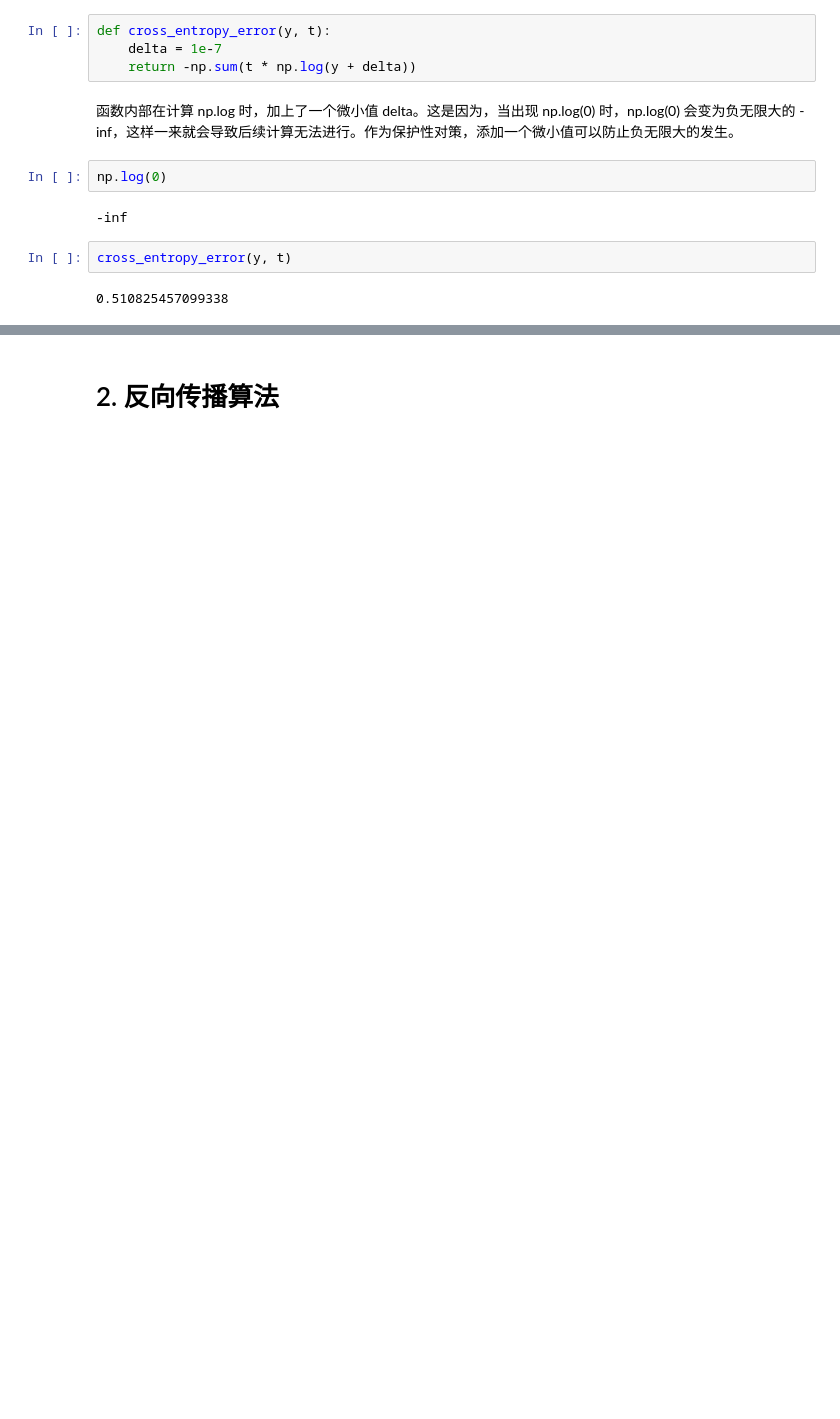
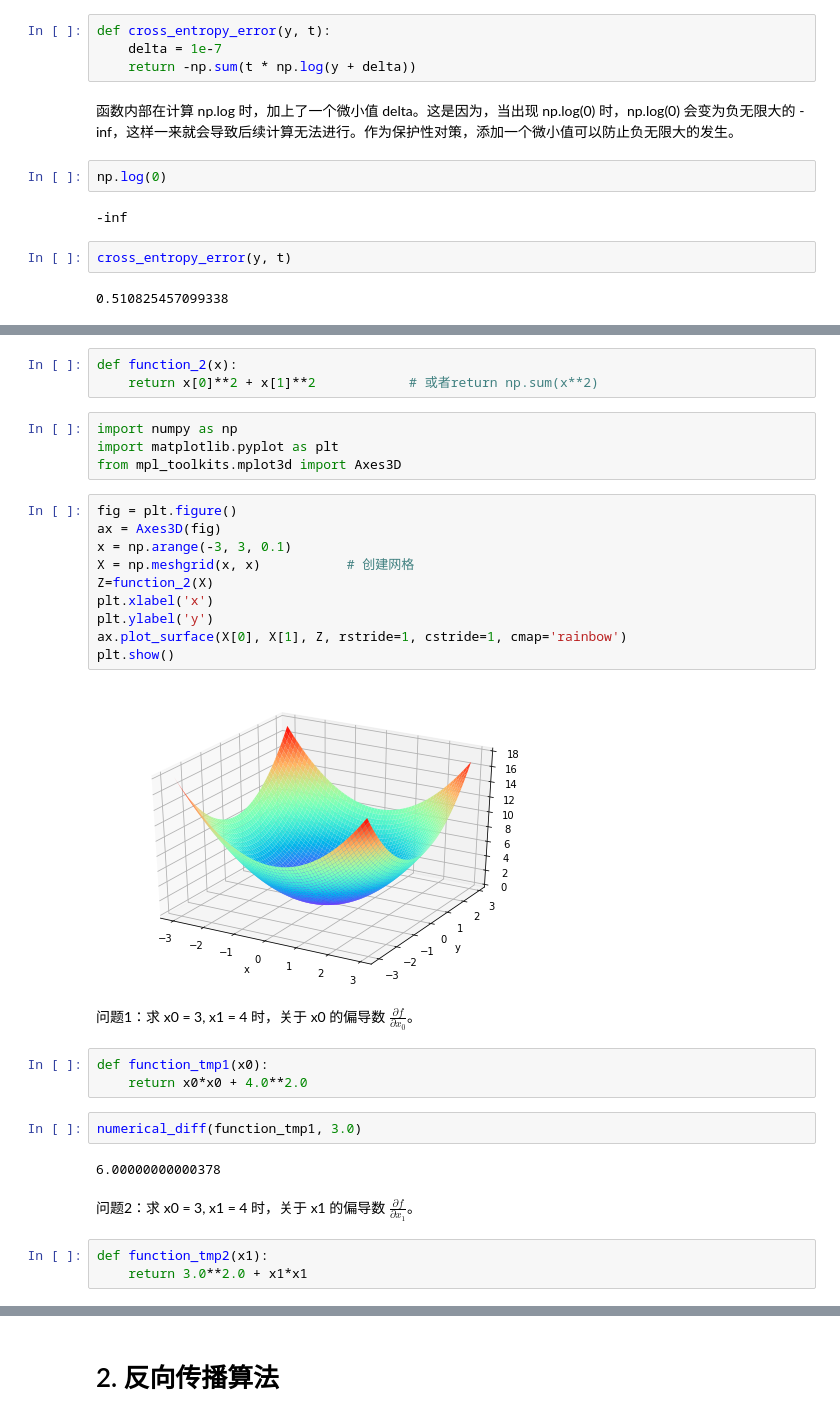
Before and after one commit to devonchenc/python-deep-learning, a Jupyter notebook: 10.Loss_funtion_and_back_propagation.ipynb, the cells around one changed output, grey strips where cells are left out. Cells and saved outputs as stored; diff of their text form; blank space fills up the shorter version.

Commit message:
Add numerical differentiation

```diff
--- a/10.Loss_funtion_and_back_propagation.ipynb
+++ b/10.Loss_funtion_and_back_propagation.ipynb
@@ -88,0 +145,33 @@ cross_entropy_error(y, t)
+# %%
+def function_2(x):
+    return x[0]**2 + x[1]**2            # 或者return np.sum(x**2)
+# %%
+import numpy as np
+import matplotlib.pyplot as plt
+from mpl_toolkits.mplot3d import Axes3D
+# %%
+fig = plt.figure()
+ax = Axes3D(fig)
+x = np.arange(-3, 3, 0.1)
+X = np.meshgrid(x, x)           # 创建网格
+Z=function_2(X)
+plt.xlabel('x')
+plt.ylabel('y')
+ax.plot_surface(X[0], X[1], Z, rstride=1, cstride=1, cmap='rainbow')
+plt.show()
+# %% [output]
+[figure, added]
+# %% [markdown]
+问题1：求 x0 = 3, x1 = 4 时，关于 x0 的偏导数 $ \frac{\partial f}{\partial x_0} $。
+# %%
+def function_tmp1(x0):
+    return x0*x0 + 4.0**2.0
+# %%
+numerical_diff(function_tmp1, 3.0)
+# %% [output]
+6.00000000000378
+# %% [markdown]
+问题2：求 x0 = 3, x1 = 4 时，关于 x1 的偏导数 $ \frac{\partial f}{\partial x_1} $。
+# %%
+def function_tmp2(x1):
+    return 3.0**2.0 + x1*x1
```
Also changed, not shown: parts of 19 cells of this notebook, 1 other file.
